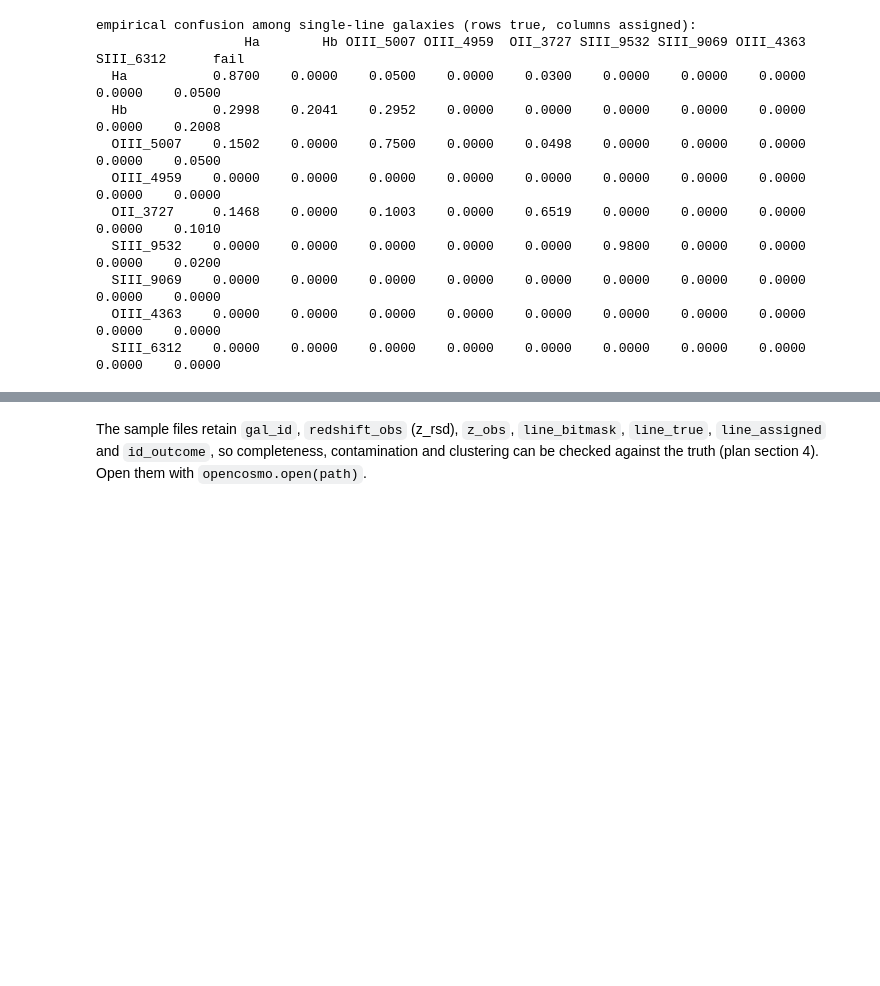
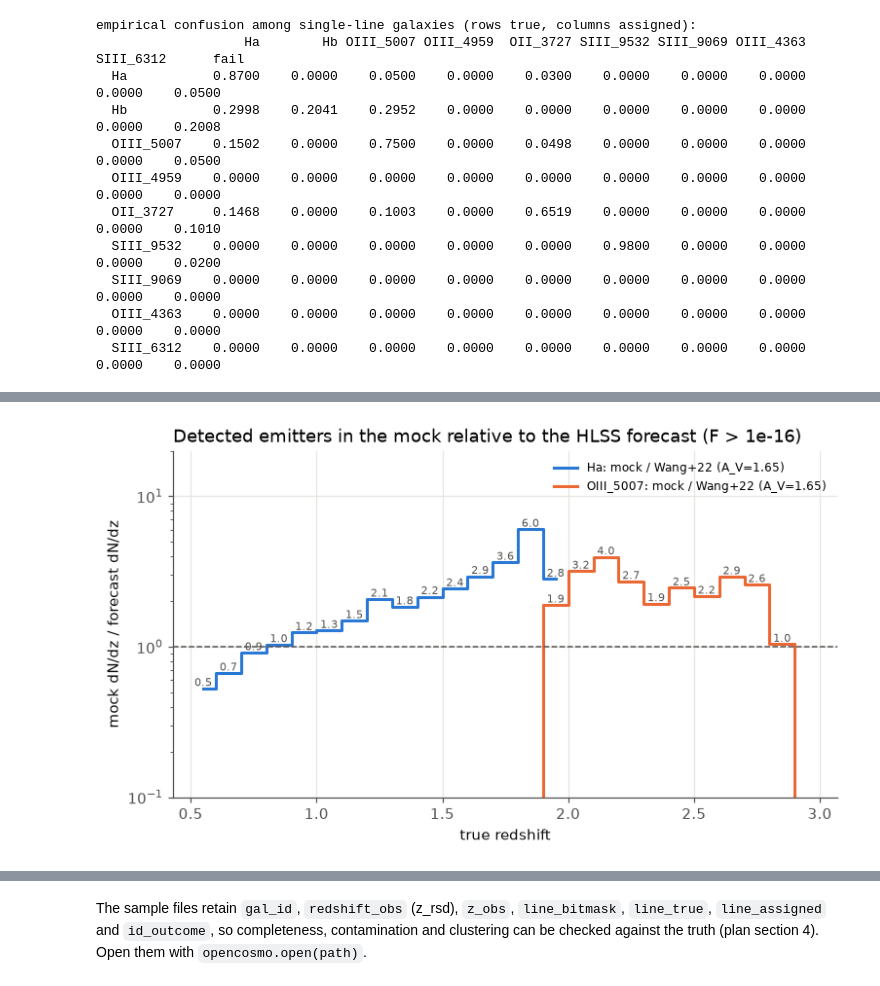
Before and after one commit to willlake/RomanMock, a Jupyter notebook: notebooks/05_full_run.ipynb, the cells around one changed output, grey strips where cells are left out. Drawn from its saved outputs; the diff is of its cells as text; code cells hidden in the pictures; blank space fills up the shorter version.

```diff
--- a/notebooks/05_full_run.ipynb
+++ b/notebooks/05_full_run.ipynb
@@ -274,0 +322,18 @@ plt.tight_layout(); plt.show()
+# %%
+fig, ax = plt.subplots(figsize=(8, 4.2))
+for name in ["Ha", "OIII_5007"]:
+    edges, ref = wang2022_bins(name, 1e-16, 1.65)
+    zc = 0.5 * (edges[1:] + edges[:-1])
+    sel = pdata["line_true"] == pipe.line_set.bit(name)
+    ratio = dndz(pdata["redshift_obs"][sel], edges, area) / ref
+    ax.step(zc, ratio, where="mid", color=plotting.feature_color(name), label=f"{name}: mock / Wang+22 (A_V=1.65)")
+    for z, r in zip(zc, ratio):
+        if 0 < r < 100:
+            ax.text(z, r, f"{r:.1f}", fontsize=7, ha="center", va="bottom", color=plotting.TEXT_SECONDARY)
+ax.axhline(1.0, color=plotting.TEXT_SECONDARY, lw=1, ls="--")
+ax.set_yscale("log"); ax.set_ylim(0.1, 20)
+ax.set_xlabel("true redshift"); ax.set_ylabel("mock dN/dz / forecast dN/dz")
+ax.set_title("Detected emitters in the mock relative to the HLSS forecast (F > 1e-16)"); ax.legend(fontsize=8)
+plt.show()
+# %% [output]
+[figure, added]
```
Also changed, not shown: parts of 12 cells of this notebook, 19 other files.
